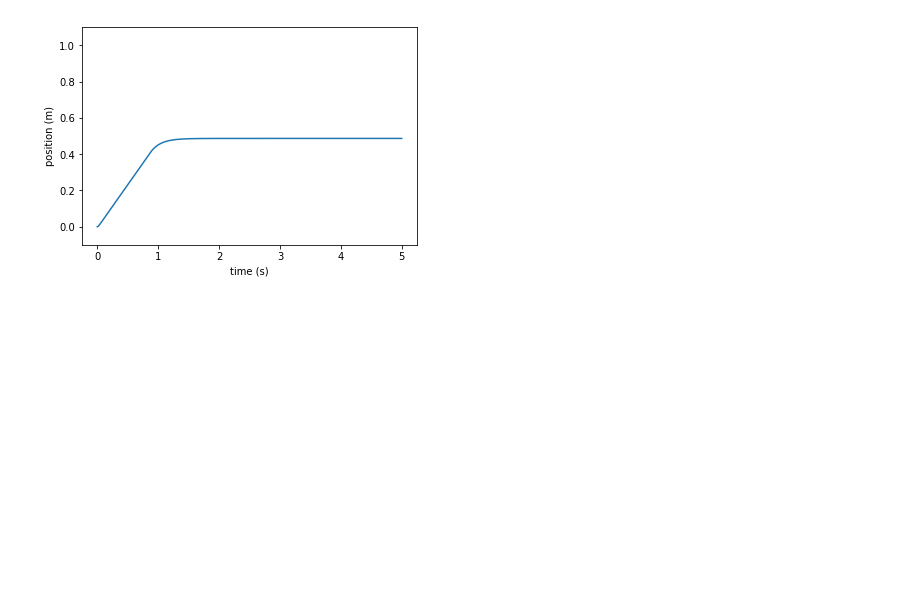
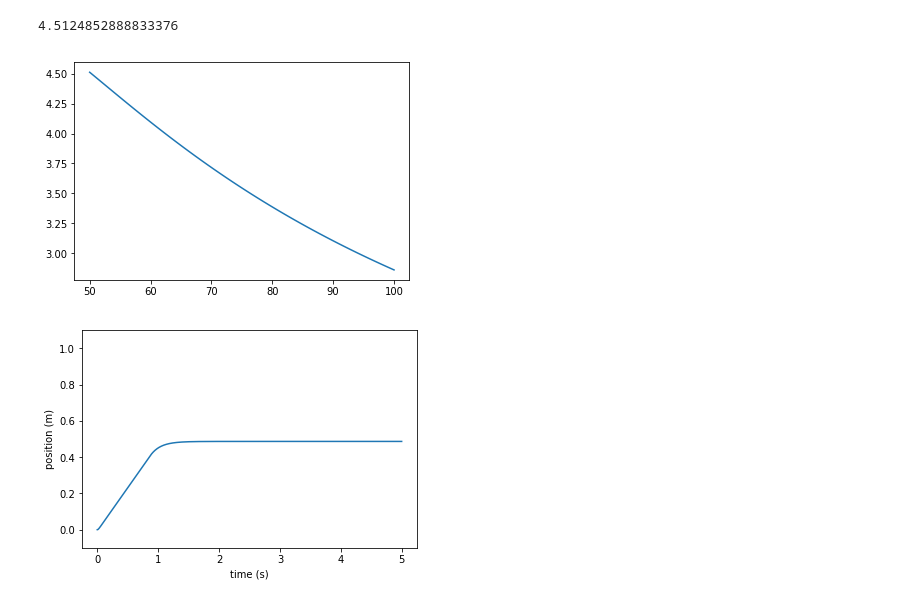
Before and after one commit to ariovistus/mechsim, a Jupyter notebook: elevator.ipynb, the cells around one changed output. Cells and saved outputs as stored; diff of their text form; code cells hidden in the pictures; blank space fills up the shorter version.

```diff
--- a/elevator.ipynb
+++ b/elevator.ipynb
@@ -196,6 +180,25 @@ HTML(animate_lift(sim).to_html5_video())
 # %% [output]
 250 241 60497
 [interactive output not drawn]
+# %%
+def elv_speed_ftps(ng, load):
+    radius = inch_to_meter(2.12)
+    motor_torque = load * radius / ng
+    #print(motors.bag.current_at_torque(motor_torque))
+    rotmotor = motors._775pro.speed_at_torque(motor_torque)
+    vel = meter_to_feet(rotmotor * radius / ng)
+    return vel
+
+a = elv_speed_ftps(50, 230)
+print(a)
+ngs = numpy.linspace(50, 100)
+speed_func = numpy.vectorize(lambda ng: elv_speed_ftps(ng, 230))
+speeds = speed_func(ngs)
+plt.plot(ngs, speeds)
+plt.show()
+# %% [output]
+4.5124852888833376
+[figure, added]
 # %%
 sim.run_climb_sim(timeout=5)
 plot_position(sim)
```
Also changed, not shown: parts of 9 cells of this notebook, 5 other files.
